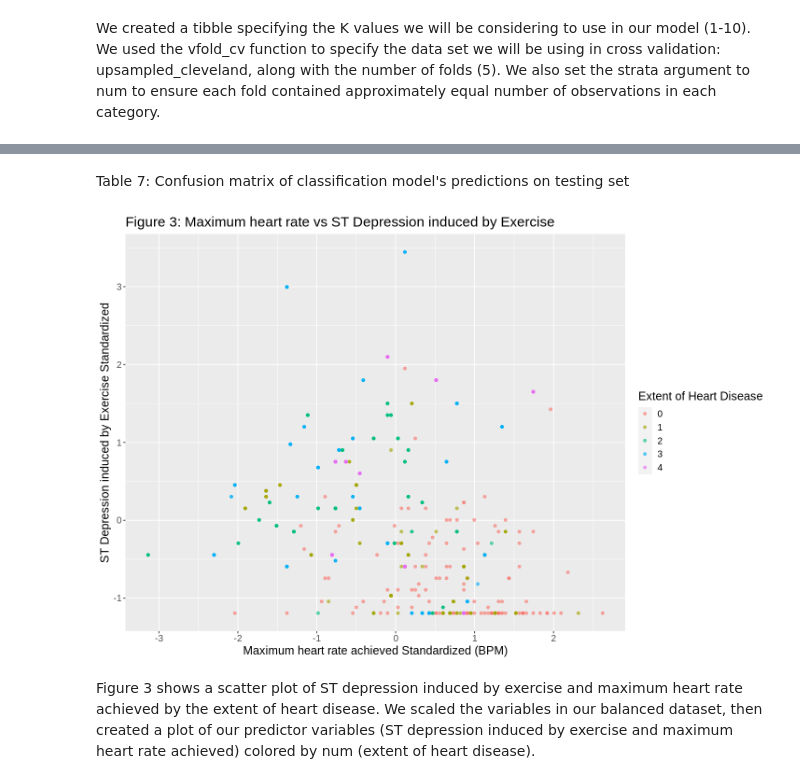
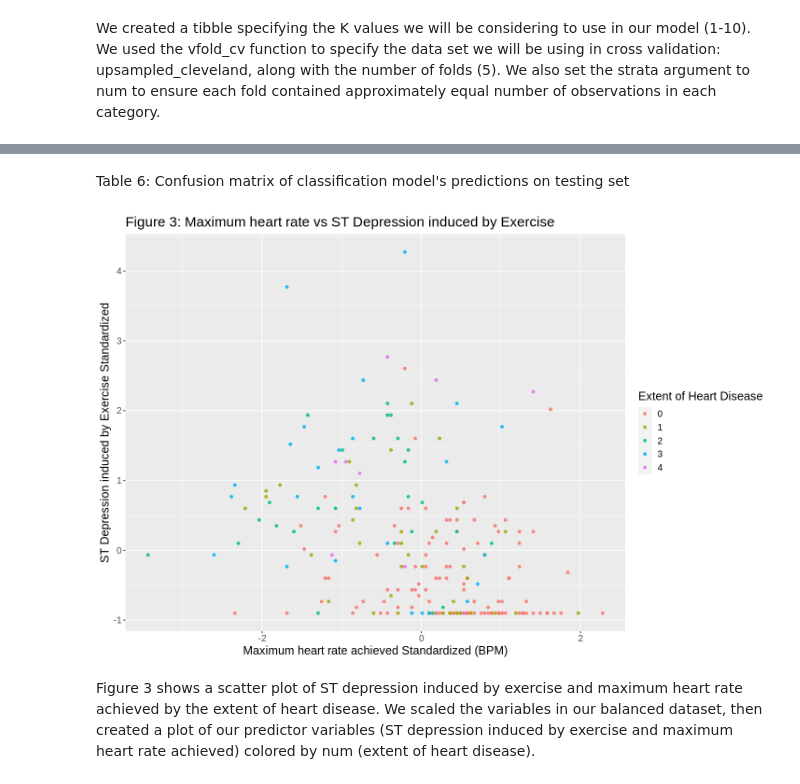
Before and after one commit to mikayladitosto/dsci-100-2023s1-group-14, a Jupyter notebook: Project.ipynb, the cells around one changed output, grey strips where cells are left out. Drawn from its saved outputs; the diff is of its cells as text; code cells hidden in the pictures.

```diff
--- a/Project.ipynb
+++ b/Project.ipynb
@@ -367,20 +375,20 @@ Prediction  0  1  2  3  4
 # %% [markdown]
-Table 7: Confusion matrix of classification model's predictions on testing set
+Table 6: Confusion matrix of classification model's predictions on testing set
 # %%
-upsampled_cleveland_scaled <- upsampled_cleveland |>
+cleveland_scaled <- cleveland_training |>
 mutate(across(age:thal, scale))
 
 options(repr.plot.height = 8, repr.plot.width = 12)
-cleveland_plot <- upsampled_cleveland_scaled |>
+cleveland_plot <- cleveland_scaled |>
 ggplot(aes(x = thalach, y = oldpeak, color = num)) +
-geom_point(alpha = 0.6) +
+geom_point(alpha = 0.8) +
 labs(x = "Maximum heart rate achieved Standardized (BPM)", y = "ST Depression induced by Exercise Standardized",
 color = "Extent of Heart Disease") +
 theme(text = element_text(size = 15)) +
 ggtitle("Figure 3: Maximum heart rate vs ST Depression induced by Exercise")
 cleveland_plot
 # %% [output]
-[figure, old version]
+[figure, new version]
 # %% [markdown]
 Figure 3 shows a scatter plot of ST depression induced by exercise and maximum heart rate achieved by the extent of heart disease. We scaled the variables in our balanced dataset, then created a plot of our predictor variables (ST depression induced by exercise and maximum heart rate achieved) colored by num (extent of heart disease).
 # %% [markdown]
```
Also changed, not shown: parts of 18 cells of this notebook.
